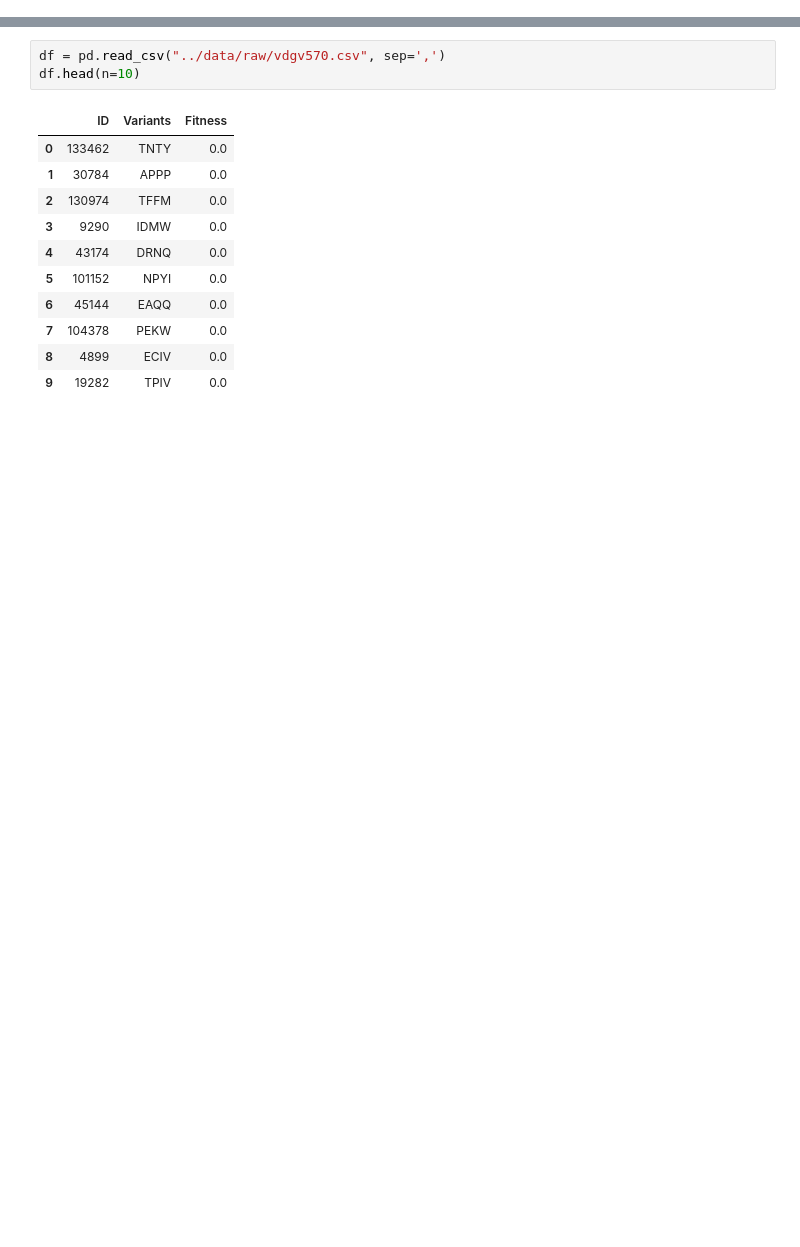
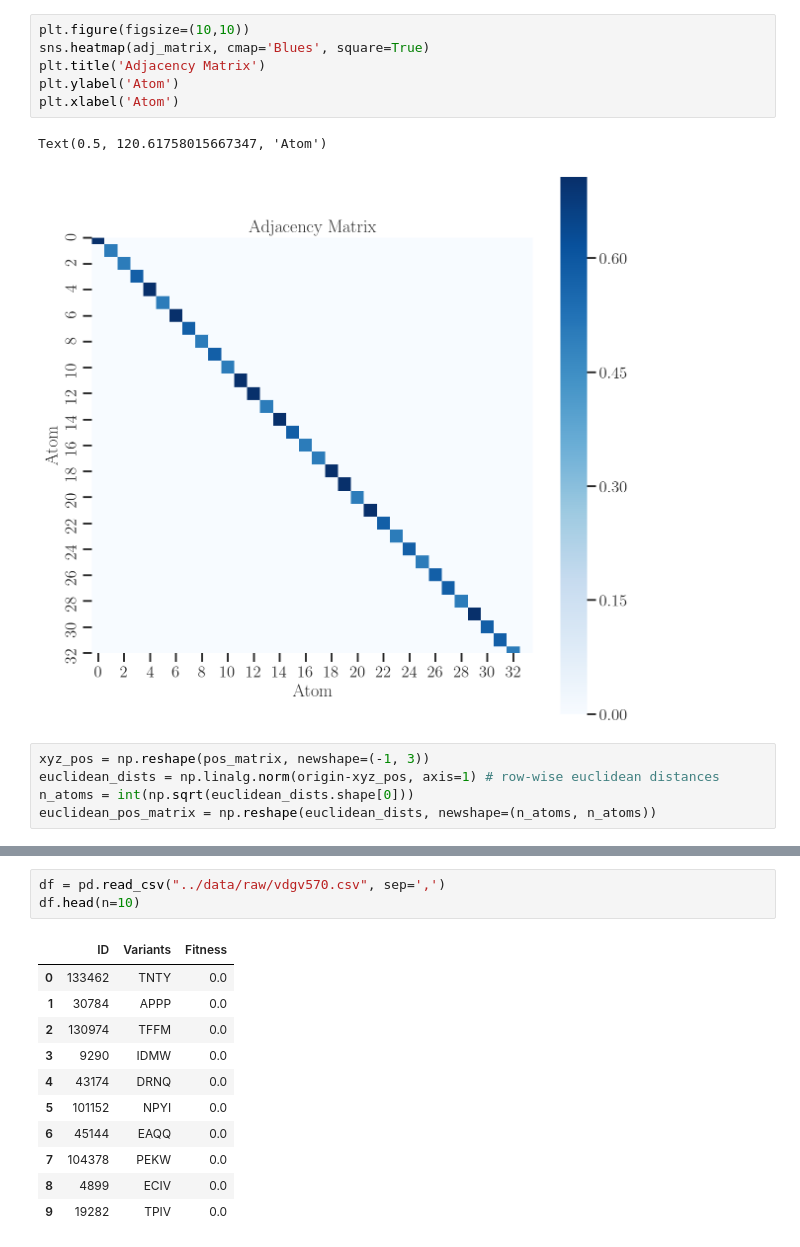
Before and after one commit to ayushkarnawat/profit, a Jupyter notebook: examples/fitness570/dataset_exploration.ipynb, the cells around one changed output, grey strips where cells are left out. Drawn from its saved outputs; the diff is of its cells as text; blank space fills up the shorter version.

```diff
--- a/examples/fitness570/dataset_exploration.ipynb
+++ b/examples/fitness570/dataset_exploration.ipynb
@@ -160,0 +223,14 @@ Remove the above, just for testing
+# %%
+plt.figure(figsize=(10,10))
+sns.heatmap(adj_matrix, cmap='Blues', square=True)
+plt.title('Adjacency Matrix')
+plt.ylabel('Atom')
+plt.xlabel('Atom')
+# %% [output]
+Text(0.5, 120.61758015667347, 'Atom')
+[figure, added]
+# %%
+xyz_pos = np.reshape(pos_matrix, newshape=(-1, 3))
+euclidean_dists = np.linalg.norm(origin-xyz_pos, axis=1) # row-wise euclidean distances
+n_atoms = int(np.sqrt(euclidean_dists.shape[0]))
+euclidean_pos_matrix = np.reshape(euclidean_dists, newshape=(n_atoms, n_atoms))
```
Also changed, not shown: parts of 17 cells of this notebook, 25 other files.
